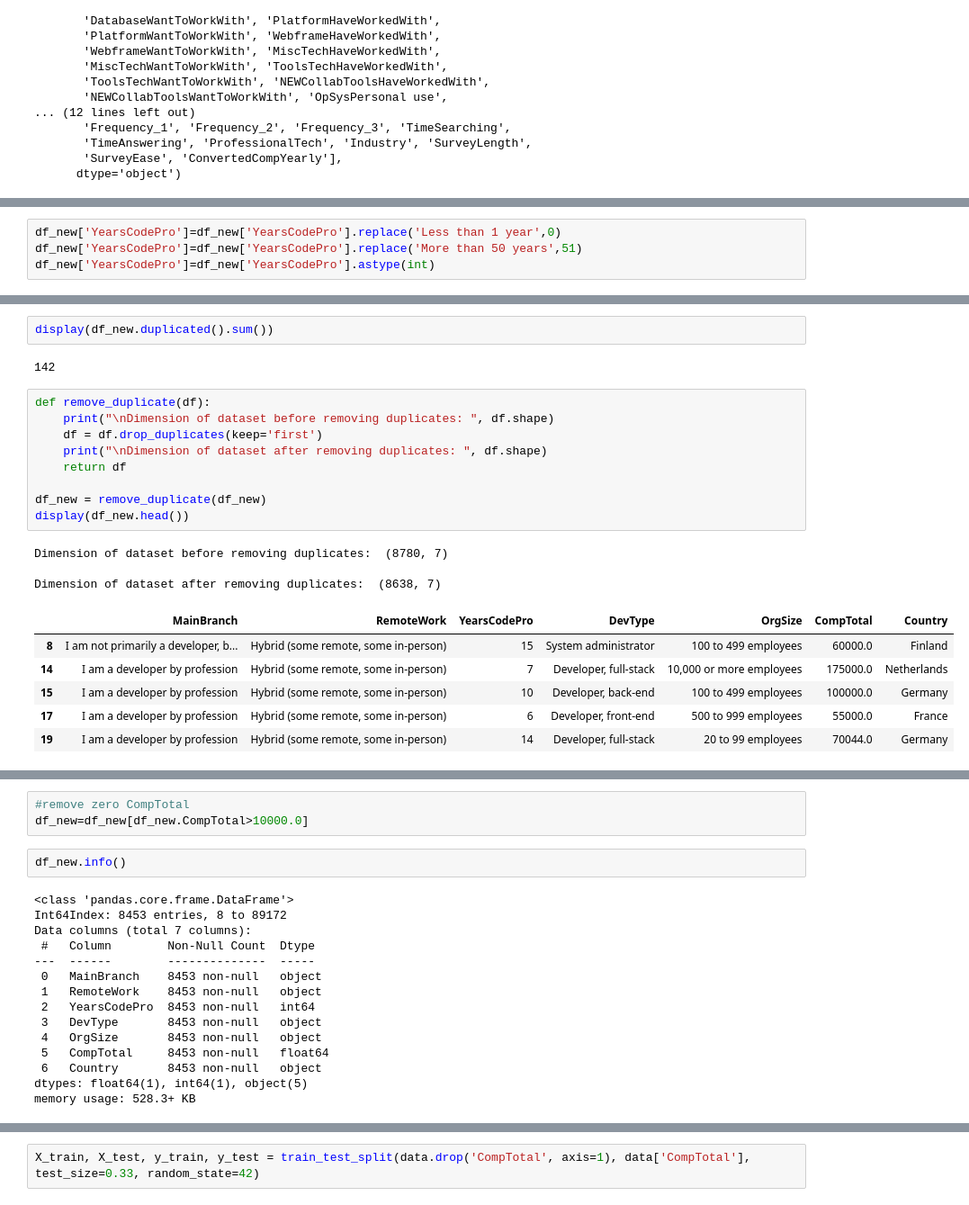
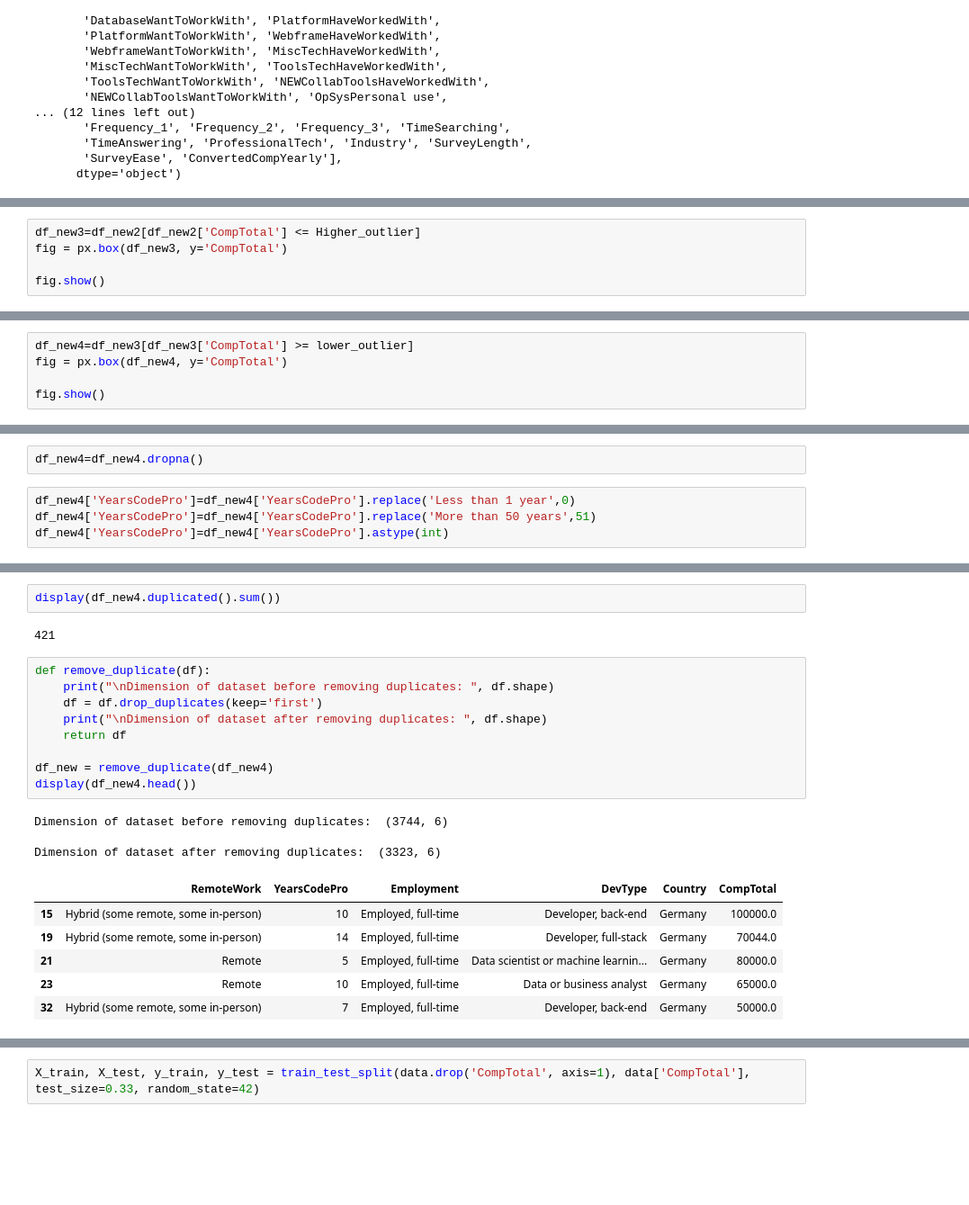
Before and after one commit to Afsoon-Ghazanfari/Salary-Predictor, a Jupyter notebook: main.ipynb, the cells around one changed output, grey strips where cells are left out. Shown at 90% size. Saved outputs shown, nothing was run; the diff lists cells and outputs as text; blank space fills up the shorter version.

```diff
--- a/main.ipynb
+++ b/main.ipynb
@@ -146,0 +186,5 @@ dtype: object
+# %%
+df_new3=df_new2[df_new2['CompTotal'] <= Higher_outlier]
+fig = px.box(df_new3, y='CompTotal')
+
+fig.show()
@@ -146,0 +197,5 @@ dtype: object
+# %%
+df_new4=df_new3[df_new3['CompTotal'] >= lower_outlier]
+fig = px.box(df_new4, y='CompTotal')
+
+fig.show()
@@ -147,4 +242,6 @@ dtype: object
+# %%
+df_new4=df_new4.dropna()
 # %%
-df_new['YearsCodePro']=df_new['YearsCodePro'].replace('Less than 1 year',0)
-df_new['YearsCodePro']=df_new['YearsCodePro'].replace('More than 50 years',51)
-df_new['YearsCodePro']=df_new['YearsCodePro'].astype(int)
+df_new4['YearsCodePro']=df_new4['YearsCodePro'].replace('Less than 1 year',0)
+df_new4['YearsCodePro']=df_new4['YearsCodePro'].replace('More than 50 years',51)
+df_new4['YearsCodePro']=df_new4['YearsCodePro'].astype(int)
@@ -151,23 +283,23 @@ df_new['YearsCodePro']=df_new['YearsCodePro'].astype(int)
 # %%
-display(df_new.duplicated().sum())
+display(df_new4.duplicated().sum())
 # %% [output]
-142
+421
 # %%
 def remove_duplicate(df):
     print("\nDimension of dataset before removing duplicates: ", df.shape)
     df = df.drop_duplicates(keep='first')
     print("\nDimension of dataset after removing duplicates: ", df.shape)
     return df
 
-df_new = remove_duplicate(df_new)
-display(df_new.head())
+df_new = remove_duplicate(df_new4)
+display(df_new4.head())
 # %% [output]
-Dimension of dataset before removing duplicates:  (8780, 7)
+Dimension of dataset before removing duplicates:  (3744, 6)
 
-Dimension of dataset after removing duplicates:  (8638, 7)
+Dimension of dataset after removing duplicates:  (3323, 6)
-|  | MainBranch | RemoteWork | YearsCodePro | DevType | OrgSize | CompTotal | Country |
-| 8 | I am not primarily a developer, b... | Hybrid (some remote, some in-person) | 15 | System administrator | 100 to 499 employees | 60000.0 | Finland |
-| 14 | I am a developer by profession | Hybrid (some remote, some in-person) | 7 | Developer, full-stack | 10,000 or more employees | 175000.0 | Netherlands |
-| 15 | I am a developer by profession | Hybrid (some remote, some in-person) | 10 | Developer, back-end | 100 to 499 employees | 100000.0 | Germany |
-| 17 | I am a developer by profession | Hybrid (some remote, some in-person) | 6 | Developer, front-end | 500 to 999 employees | 55000.0 | France |
-| 19 | I am a developer by profession | Hybrid (some remote, some in-person) | 14 | Developer, full-stack | 20 to 99 employees | 70044.0 | Germany |
+|  | RemoteWork | YearsCodePro | Employment | DevType | Country | CompTotal |
+| 15 | Hybrid (some remote, some in-person) | 10 | Employed, full-time | Developer, back-end | Germany | 100000.0 |
+| 19 | Hybrid (some remote, some in-person) | 14 | Employed, full-time | Developer, full-stack | Germany | 70044.0 |
+| 21 | Remote | 5 | Employed, full-time | Data scientist or machine learnin... | Germany | 80000.0 |
+| 23 | Remote | 10 | Employed, full-time | Data or business analyst | Germany | 65000.0 |
+| 32 | Hybrid (some remote, some in-person) | 7 | Employed, full-time | Developer, back-end | Germany | 50000.0 |
@@ -175,20 +305,0 @@ WARNING: Runtime no longer has a reference to this dataframe, please re-run this
-# %%
-#remove zero CompTotal
-df_new=df_new[df_new.CompTotal>10000.0]
-# %%
-df_new.info()
-# %% [output]
-<class 'pandas.core.frame.DataFrame'>
-Int64Index: 8453 entries, 8 to 89172
-Data columns (total 7 columns):
- #   Column        Non-Null Count  Dtype
----  ------        --------------  -----
- 0   MainBranch    8453 non-null   object
- 1   RemoteWork    8453 non-null   object
- 2   YearsCodePro  8453 non-null   int64
- 3   DevType       8453 non-null   object
- 4   OrgSize       8453 non-null   object
- 5   CompTotal     8453 non-null   float64
- 6   Country       8453 non-null   object
-dtypes: float64(1), int64(1), object(5)
-memory usage: 528.3+ KB
```
Also changed, not shown: parts of 32 cells of this notebook.
